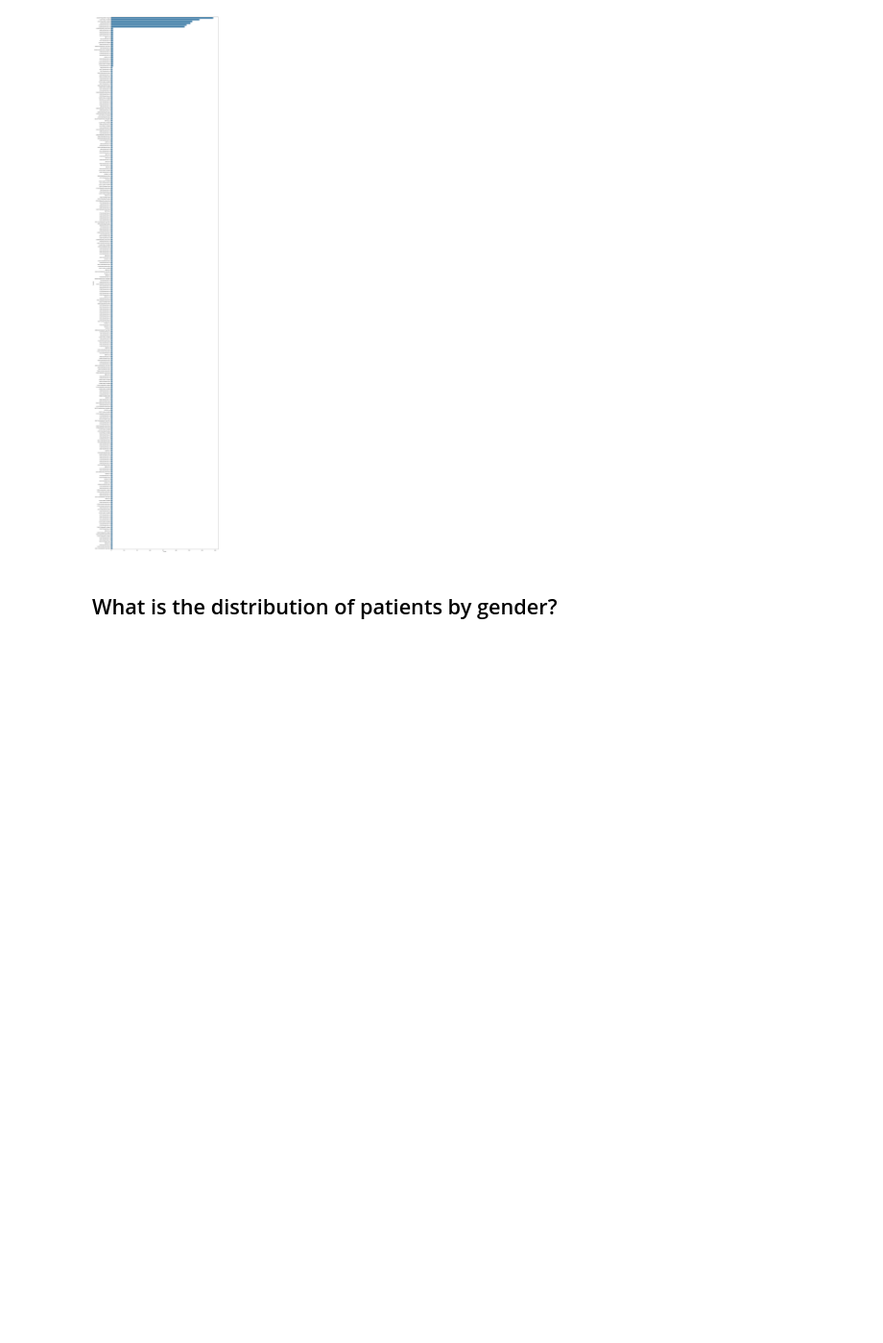
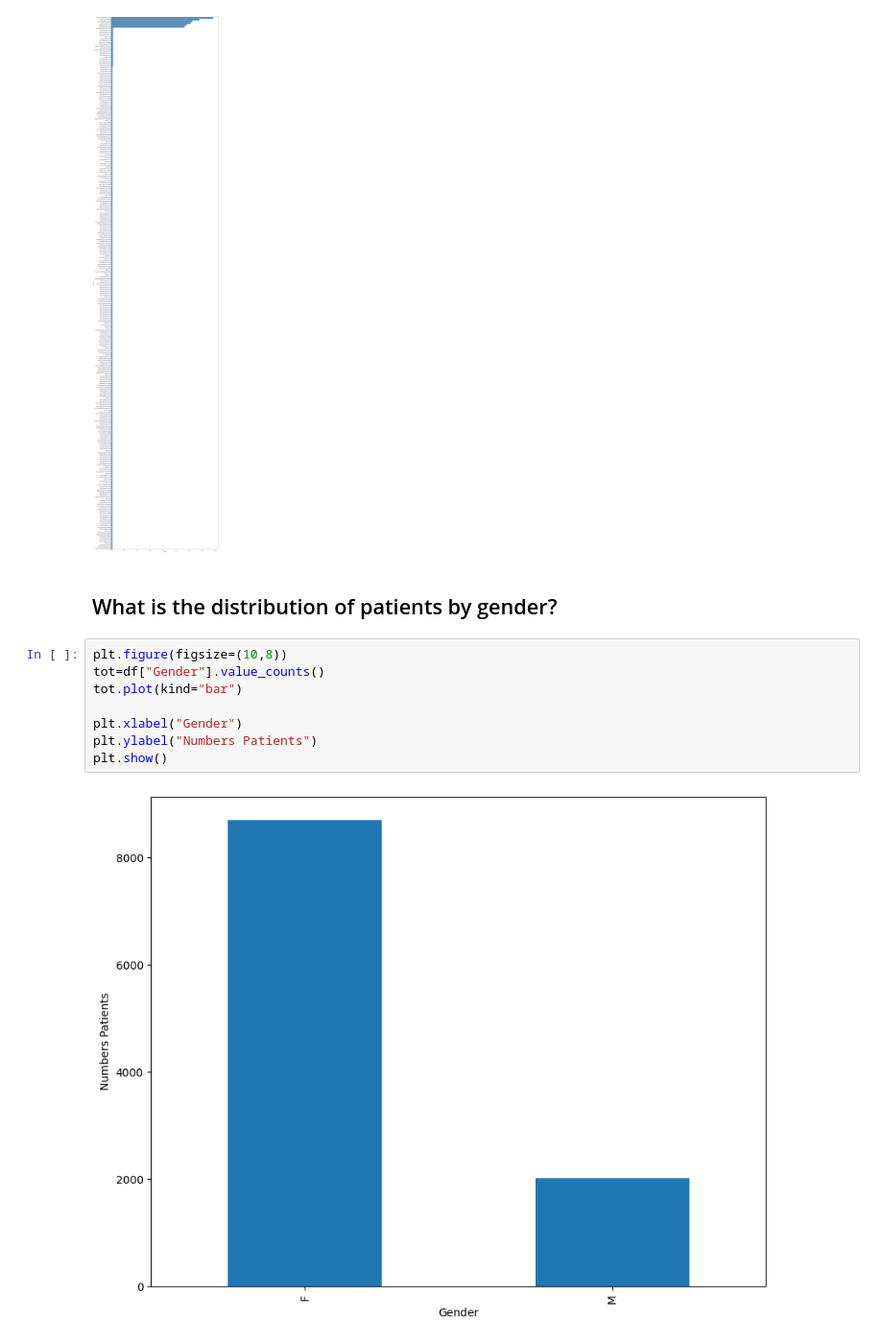
Before and after one commit to uzaifhassan/Bacteria_dataset_Multiresictance_Data_preprocessing, a Jupyter notebook: Bacteria_dataset_Multiresictance_Data_Visualization.ipynb, the cells around one changed output. Shown at 96% size. Saved outputs shown, nothing was run; the diff lists cells and outputs as text; blank space fills up the shorter version.

```diff
--- a/Bacteria_dataset_Multiresictance_Data_Visualization.ipynb
+++ b/Bacteria_dataset_Multiresictance_Data_Visualization.ipynb
@@ -90,3 +90,13 @@ plt.show()
 [figure]
 # %% [markdown]
 ## What is the distribution of patients by gender?
+# %%
+plt.figure(figsize=(10,8))
+tot=df["Gender"].value_counts()
+tot.plot(kind="bar")
+
+plt.xlabel("Gender")
+plt.ylabel("Numbers Patients")
+plt.show()
+# %% [output]
+[figure, added]
```
Also changed, not shown: parts of 2 cells of this notebook.
